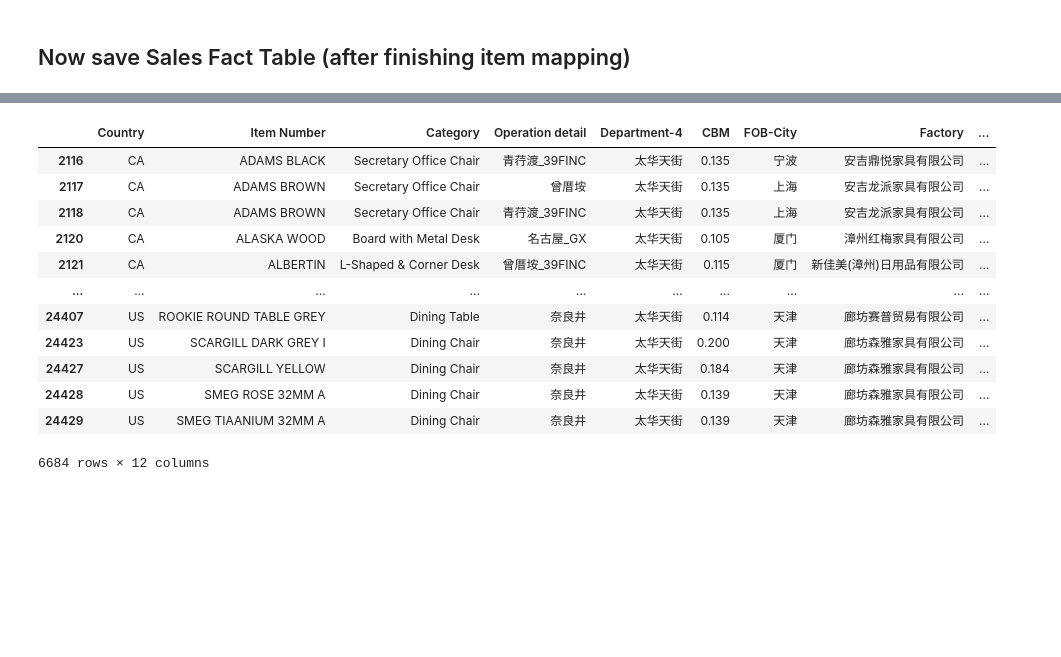
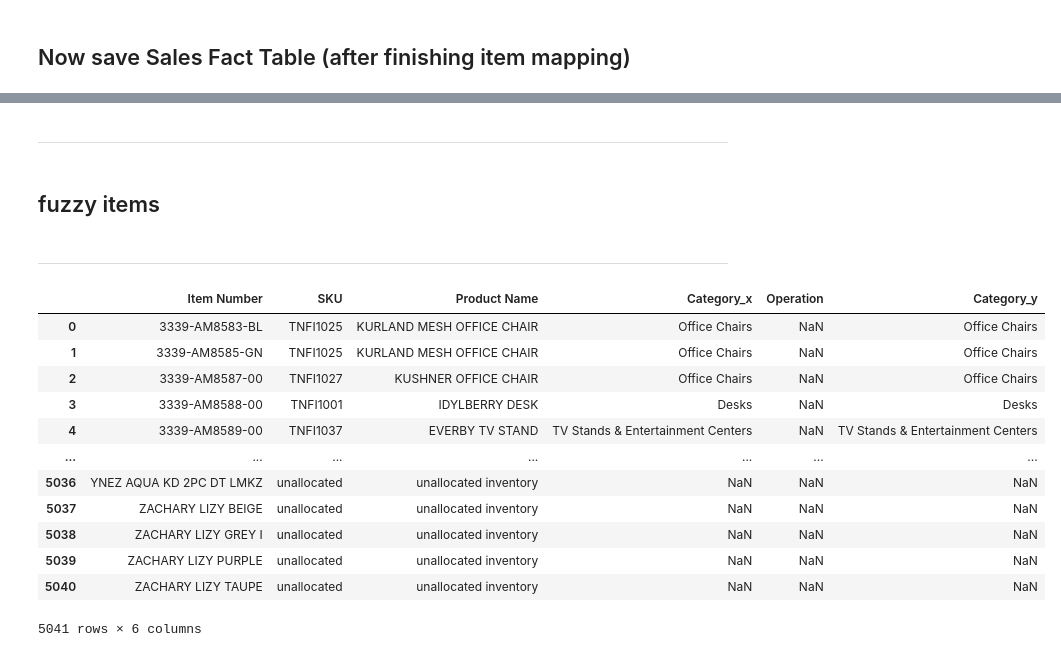
Before and after one commit to HarryYIM/GX---Sales-BI-Dashboard, a Jupyter notebook: 2020 Wayfair Sales Data Processing.ipynb, the cells around one changed output, grey strips where cells are left out. Saved outputs shown, nothing was run; the diff lists cells and outputs as text; code cells hidden in the pictures; blank space fills up the shorter version.

```diff
--- a/2020 Wayfair Sales Data Processing.ipynb
+++ b/2020 Wayfair Sales Data Processing.ipynb
@@ -258,2 +338,0 @@ pwd
-# %%
-df_prod = pd.read_csv('sup source//Product Catalog//Product Catalog downloaded from Wayfair - 20201230.csv')
@@ -358,19 +371,4 @@ DIM_Item_Name
-# %%
-missing = df_wh_after_add_internalSKU[(df_wh_after_add_internalSKU['Country'] == 'US') | (df_wh_after_add_internalSKU['Country'] == 'CA')]
-
-missing = missing[missing['Internal SKU'].isnull()]
-missing
-# %% [output]
-|  | Country | Item Number | Category | Operation detail | Department-4 | CBM | FOB-City | Factory | ... |
-| 2116 | CA | ADAMS BLACK | Secretary Office Chair | 青荇渡_39FINC | 太华天街 | 0.135 | 宁波 | 安吉鼎悦家具有限公司 | ... |
-| 2117 | CA | ADAMS BROWN | Secretary Office Chair | 曾厝垵 | 太华天街 | 0.135 | 上海 | 安吉龙派家具有限公司 | ... |
-| 2118 | CA | ADAMS BROWN | Secretary Office Chair | 青荇渡_39FINC | 太华天街 | 0.135 | 上海 | 安吉龙派家具有限公司 | ... |
-| 2120 | CA | ALASKA WOOD | Board with Metal Desk | 名古屋_GX | 太华天街 | 0.105 | 厦门 | 漳州红梅家具有限公司 | ... |
-| 2121 | CA | ALBERTIN | L-Shaped & Corner Desk | 曾厝垵_39FINC | 太华天街 | 0.115 | 厦门 | 新佳美(漳州)日用品有限公司 | ... |
-| ... | ... | ... | ... | ... | ... | ... | ... | ... | ... |
-| 24407 | US | ROOKIE ROUND TABLE GREY | Dining Table | 奈良井 | 太华天街 | 0.114 | 天津 | 廊坊赛普贸易有限公司 | ... |
-| 24423 | US | SCARGILL DARK GREY Ⅰ | Dining Chair | 奈良井 | 太华天街 | 0.200 | 天津 | 廊坊森雅家具有限公司 | ... |
-| 24427 | US | SCARGILL YELLOW | Dining Chair | 奈良井 | 太华天街 | 0.184 | 天津 | 廊坊森雅家具有限公司 | ... |
-| 24428 | US | SMEG ROSE 32MM A | Dining Chair | 奈良井 | 太华天街 | 0.139 | 天津 | 廊坊森雅家具有限公司 | ... |
-| 24429 | US | SMEG TIAANIUM 32MM A | Dining Chair | 奈良井 | 太华天街 | 0.139 | 天津 | 廊坊森雅家具有限公司 | ... |
-6684 rows × 12 columns
+# %% [markdown]
+---
+# %% [markdown]
+## fuzzy items
@@ -376,0 +390,20 @@ missing
+# %% [markdown]
+---
+# %%
+category_info = df_prod[['Supplier Part #', 'Wayfair Class']].drop_duplicates().reset_index(drop = True).rename(columns={'Supplier Part #':'Item Number', 'Wayfair Class':'Category'})
+
+df_itemset.merge(category_info, on='Item Number',how='left')
+# %% [output]
+|  | Item Number | SKU | Product Name | Category_x | Operation | Category_y |
+| 0 | 3339-AM8583-BL | TNFI1025 | KURLAND MESH OFFICE CHAIR | Office Chairs | NaN | Office Chairs |
+| 1 | 3339-AM8585-GN | TNFI1025 | KURLAND MESH OFFICE CHAIR | Office Chairs | NaN | Office Chairs |
+| 2 | 3339-AM8587-00 | TNFI1027 | KUSHNER OFFICE CHAIR | Office Chairs | NaN | Office Chairs |
+| 3 | 3339-AM8588-00 | TNFI1001 | IDYLBERRY DESK | Desks | NaN | Desks |
+| 4 | 3339-AM8589-00 | TNFI1037 | EVERBY TV STAND | TV Stands & Entertainment Centers | NaN | TV Stands & Entertainment Centers |
+| ... | ... | ... | ... | ... | ... | ... |
+| 5036 | YNEZ AQUA KD 2PC DT LMKZ | unallocated | unallocated inventory | NaN | NaN | NaN |
+| 5037 | ZACHARY LIZY BEIGE | unallocated | unallocated inventory | NaN | NaN | NaN |
+| 5038 | ZACHARY LIZY GREY I | unallocated | unallocated inventory | NaN | NaN | NaN |
+| 5039 | ZACHARY LIZY PURPLE | unallocated | unallocated inventory | NaN | NaN | NaN |
+| 5040 | ZACHARY LIZY TAUPE | unallocated | unallocated inventory | NaN | NaN | NaN |
+5041 rows × 6 columns
```
Also changed, not shown: parts of 42 cells of this notebook.
